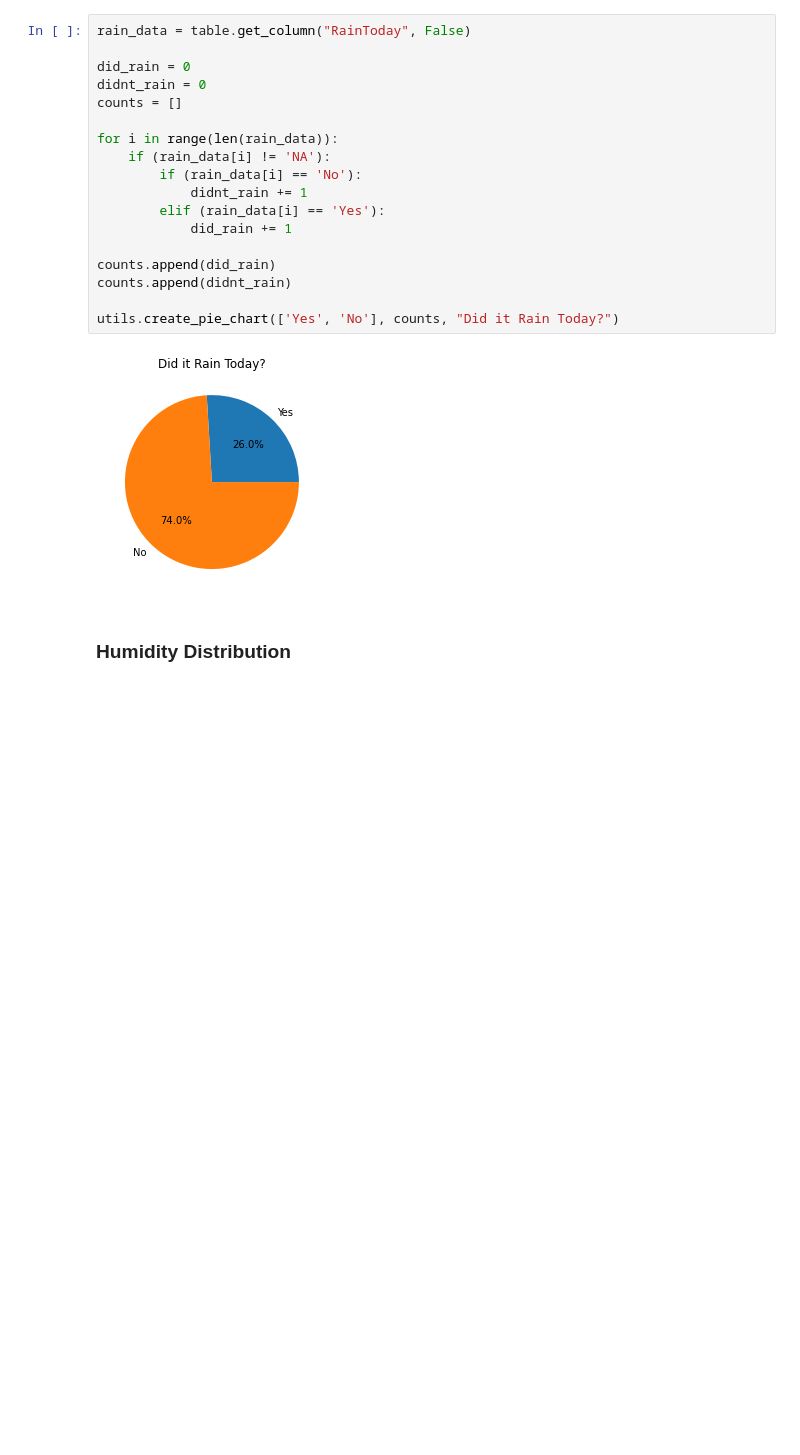
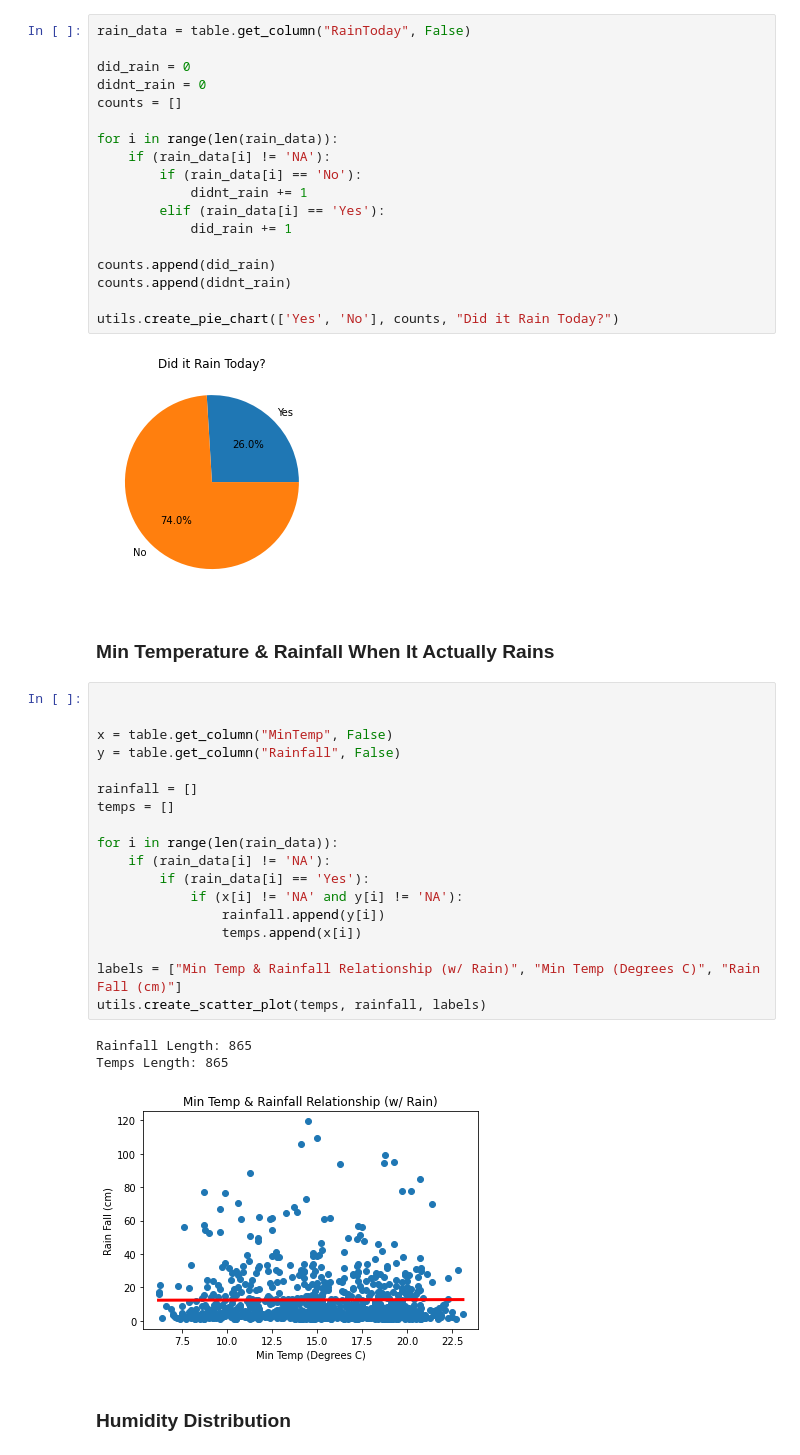
Before and after one commit to mtriebes1/CPSC_315_Semester_Project, a Jupyter notebook: EDA.ipynb, the cells around one changed output. Saved outputs shown, nothing was run; the diff lists cells and outputs as text; blank space fills up the shorter version.

Commit message:
Added in another graph

```diff
--- a/EDA.ipynb
+++ b/EDA.ipynb
@@ -77,6 +76,30 @@ counts.append(didnt_rain)
 utils.create_pie_chart(['Yes', 'No'], counts, "Did it Rain Today?")
 # %% [output]
 [figure]
+# %% [markdown]
+### Min Temperature & Rainfall When It Actually Rains
+# %%
+
+
+x = table.get_column("MinTemp", False)
+y = table.get_column("Rainfall", False)
+
+rainfall = []
+temps = []
+
+for i in range(len(rain_data)):
+    if (rain_data[i] != 'NA'):
+        if (rain_data[i] == 'Yes'):
+            if (x[i] != 'NA' and y[i] != 'NA'):
+                rainfall.append(y[i])
+                temps.append(x[i])
+
+labels = ["Min Temp & Rainfall Relationship (w/ Rain)", "Min Temp (Degrees C)", "Rain Fall (cm)"]
+utils.create_scatter_plot(temps, rainfall, labels)
+# %% [output]
+Rainfall Length: 865
+Temps Length: 865
+[figure, added]
 # %% [markdown]
 ### Humidity Distribution
 # %%
```
Also changed, not shown: parts of 1 cell of this notebook.
